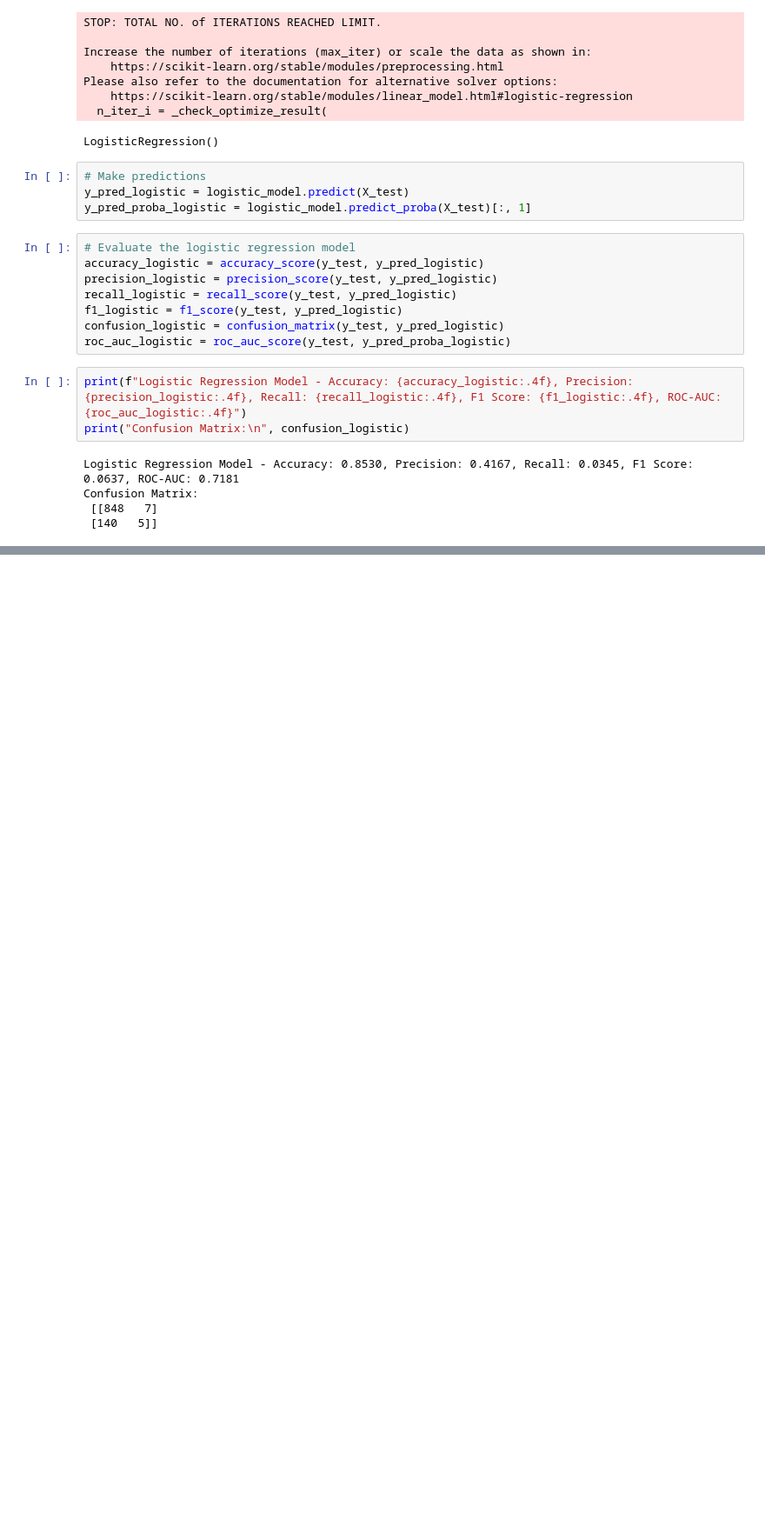
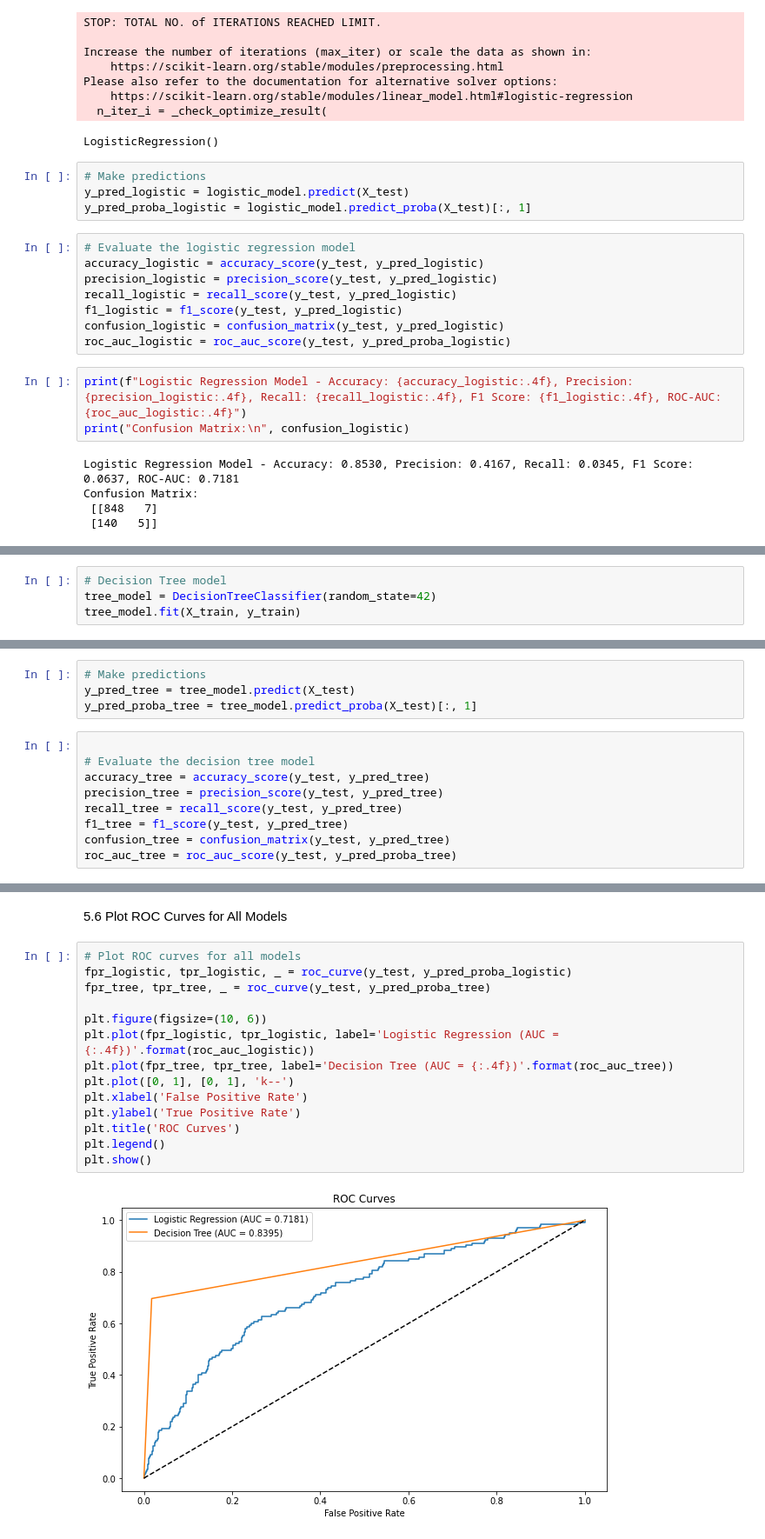
Before and after one commit to wawerukahuthu/PHASE-3-PROJECT, a Jupyter notebook: index.ipynb, the cells around one changed output, grey strips where cells are left out. Shown: that part at 87% size. Cells and saved outputs as stored; diff of their text form; blank space fills up the shorter version.

Commit message:
decision tree and comparison

```diff
--- a/index.ipynb
+++ b/index.ipynb
@@ -440,0 +443,4 @@ Confusion Matrix:
+# %%
+# Decision Tree model
+tree_model = DecisionTreeClassifier(random_state=42)
+tree_model.fit(X_train, y_train)
@@ -440,0 +449,13 @@ Confusion Matrix:
+# %%
+# Make predictions
+y_pred_tree = tree_model.predict(X_test)
+y_pred_proba_tree = tree_model.predict_proba(X_test)[:, 1]
+# %%
+
+# Evaluate the decision tree model
+accuracy_tree = accuracy_score(y_test, y_pred_tree)
+precision_tree = precision_score(y_test, y_pred_tree)
+recall_tree = recall_score(y_test, y_pred_tree)
+f1_tree = f1_score(y_test, y_pred_tree)
+confusion_tree = confusion_matrix(y_test, y_pred_tree)
+roc_auc_tree = roc_auc_score(y_test, y_pred_proba_tree)
@@ -440,0 +470,18 @@ Confusion Matrix:
+# %% [markdown]
+5.6 Plot ROC Curves for All Models
+# %%
+# Plot ROC curves for all models
+fpr_logistic, tpr_logistic, _ = roc_curve(y_test, y_pred_proba_logistic)
+fpr_tree, tpr_tree, _ = roc_curve(y_test, y_pred_proba_tree)
+
+plt.figure(figsize=(10, 6))
+plt.plot(fpr_logistic, tpr_logistic, label='Logistic Regression (AUC = {:.4f})'.format(roc_auc_logistic))
+plt.plot(fpr_tree, tpr_tree, label='Decision Tree (AUC = {:.4f})'.format(roc_auc_tree))
+plt.plot([0, 1], [0, 1], 'k--')
+plt.xlabel('False Positive Rate')
+plt.ylabel('True Positive Rate')
+plt.title('ROC Curves')
+plt.legend()
+plt.show()
+# %% [output]
+[figure, added]
```
Also changed, not shown: parts of 7 cells of this notebook.
